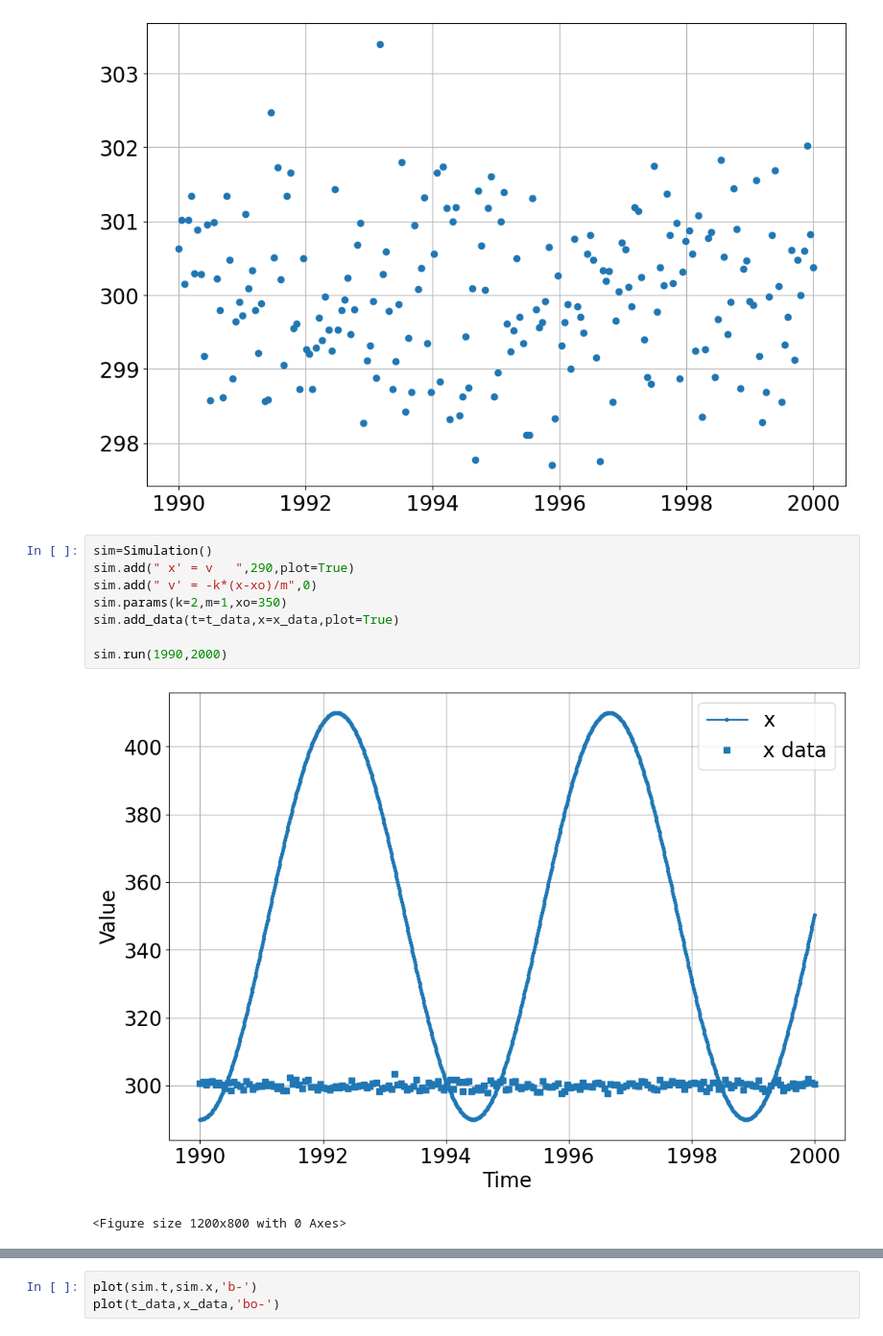
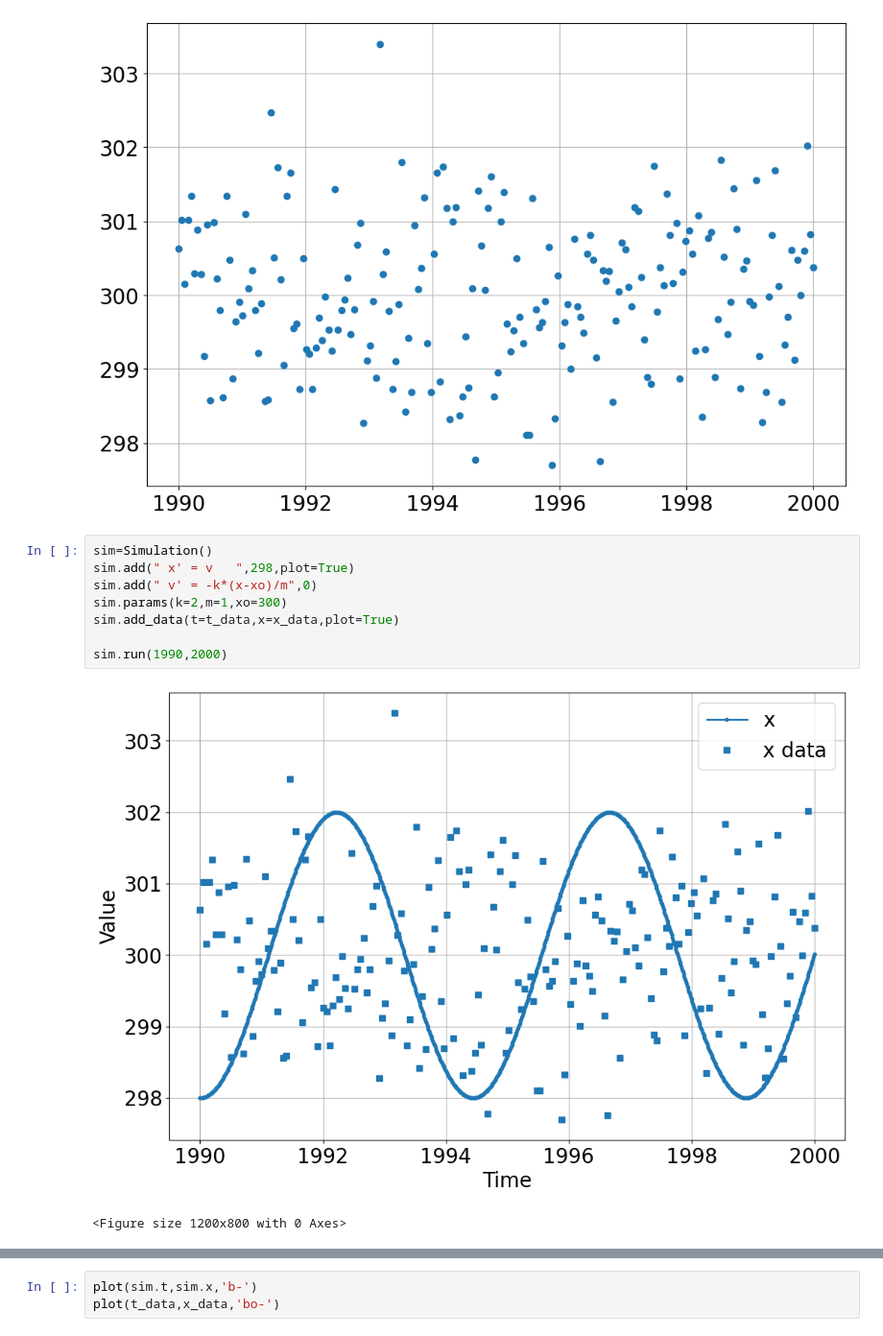
Before and after one commit to bblais/Computer-Programming-for-the-Sciences-Spring-2023, a Jupyter notebook: Sprint #2 - Dynamical Systems and Parameters/2023-03-02 - Class.ipynb, the cells around one changed output, grey strips where cells are left out. Shown at 96% size. Drawn from its saved outputs; the diff is of its cells as text.

```diff
--- a/Sprint #2 - Dynamical Systems and Parameters/2023-03-02 - Class.ipynb
+++ b/Sprint #2 - Dynamical Systems and Parameters/2023-03-02 - Class.ipynb
@@ -52,12 +52,12 @@ plot(t_data,x_data,'o')
 [figure]
 # %%
 sim=Simulation()
-sim.add(" x' = v   ",290,plot=True)
+sim.add(" x' = v   ",298,plot=True)
 sim.add(" v' = -k*(x-xo)/m",0)
-sim.params(k=2,m=1,xo=350)
+sim.params(k=2,m=1,xo=300)
 sim.add_data(t=t_data,x=x_data,plot=True)
 
 sim.run(1990,2000)
 # %% [output]
-[figure, old version]
+[figure, new version]
 <Figure size 1200x800 with 0 Axes>
```
Also changed, not shown: parts of 3 cells of this notebook, 1 other file.
